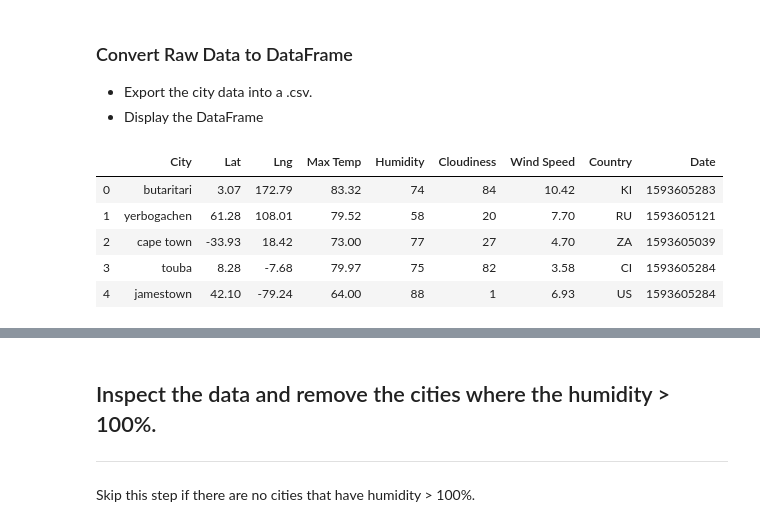
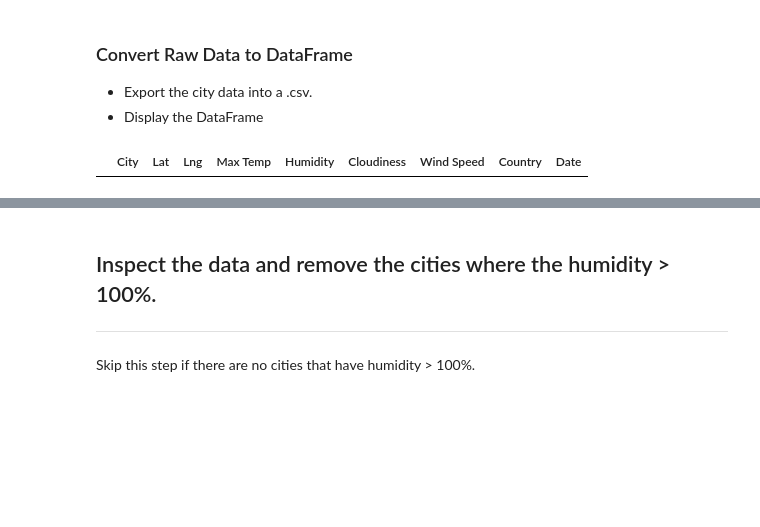
Before and after one commit to kcknguyen/python-api-challenge, a Jupyter notebook: Homework/Instructions/starter_code/WeatherPy.ipynb, the cells around one changed output, grey strips where cells are left out. Drawn from its saved outputs; the diff is of its cells as text; code cells hidden in the pictures; blank space fills up the shorter version.

```diff
--- a/Homework/Instructions/starter_code/WeatherPy.ipynb
+++ b/Homework/Instructions/starter_code/WeatherPy.ipynb
@@ -61,4 +65,18 @@ cities_df.head()
 ### Perform API Calls
 * Perform a weather check on each city using a series of successive API calls.
 * Include a print log of each city as it'sbeing processed (with the city number and city name).
+# %%
+# set up lists to hold reponse info
+city_name = []
+lat = []
+lng = []
+max_temp = []
+humidity = []
+cloudiness = []
+wind_speed = []
+country = []
+date = []
+
+count_one = 0
+set_one = 1
 # %%
@@ -128,17 +125,15 @@ Data Retrieval Complete
 # %%
 #create city dataframe
 city_df = pd.DataFrame( {"City":city_name,
                          "Lat":lat,
                          "Lng":lng,
-                         "Max_Temp": max_temp,
-                         "Humidity": humidity
+                         "Max Temp": max_temp,
+                         "Humidity": humidity,
                          "Cloudiness":cloudiness,
                          "Wind Speed": wind_speed,
-                         "Country":country,})
+                         "Country":country,
+                         "Date": date})
+city_df.to_csv("city_weather.csv")
+city_df.head()
 # %% [output]
 |  | City | Lat | Lng | Max Temp | Humidity | Cloudiness | Wind Speed | Country | Date |
-| 0 | butaritari | 3.07 | 172.79 | 83.32 | 74 | 84 | 10.42 | KI | 1593605283 |
-| 1 | yerbogachen | 61.28 | 108.01 | 79.52 | 58 | 20 | 7.70 | RU | 1593605121 |
-| 2 | cape town | -33.93 | 18.42 | 73.00 | 77 | 27 | 4.70 | ZA | 1593605039 |
-| 3 | touba | 8.28 | -7.68 | 79.97 | 75 | 82 | 3.58 | CI | 1593605284 |
-| 4 | jamestown | 42.10 | -79.24 | 64.00 | 88 | 1 | 6.93 | US | 1593605284 |
```
Also changed, not shown: parts of 34 cells of this notebook, 9 other files.
